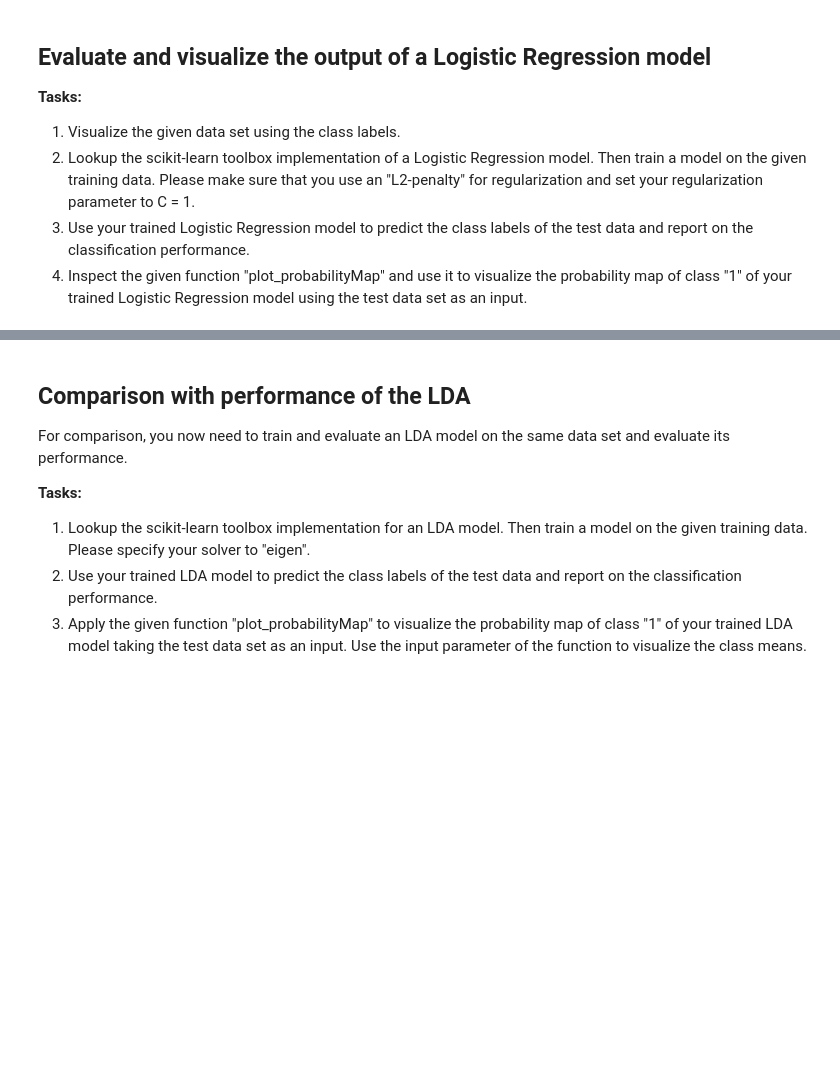
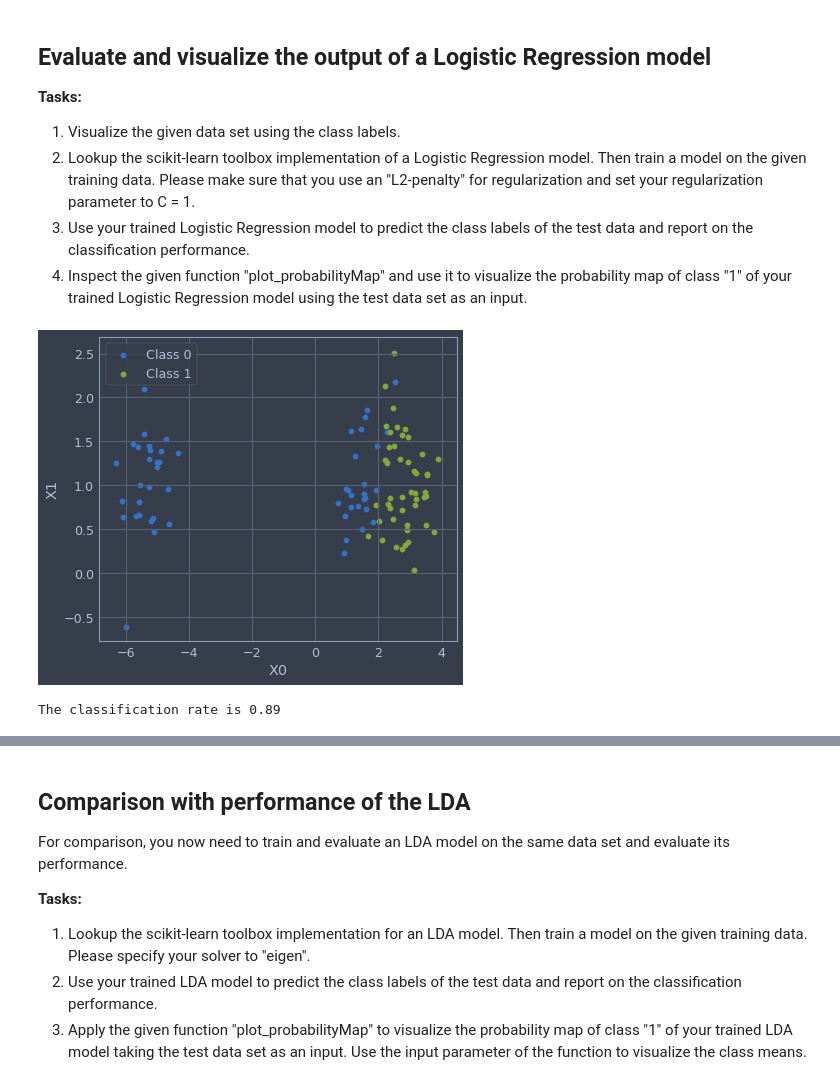
Before and after one commit to svilches/ml, a Jupyter notebook: Assignment 3/3.3 Logistic Regression Vs LDA.ipynb, the cells around one changed output, grey strips where cells are left out. Drawn from its saved outputs; the diff is of its cells as text; code cells hidden in the pictures; blank space fills up the shorter version.

```diff
--- a/Assignment 3/3.3 Logistic Regression Vs LDA.ipynb
+++ b/Assignment 3/3.3 Logistic Regression Vs LDA.ipynb
@@ -44,23 +45,39 @@ __Tasks:__
 # %%
 ds_trainData = 'data/spread_train.data'
 ds_trainLabels ='data/spread_train.labels'
 ds_testData = 'data/spread_test.data'
 ds_testLabels ='data/spread_test.labels'
 
 # load training data
 X_train = np.loadtxt(ds_trainData)
 y_train = np.loadtxt(ds_trainLabels)
 
 # load test data
 X_test = np.loadtxt(ds_testData)
 y_test = np.loadtxt(ds_testLabels)
 
 # (1.)-> Scatter-plot of your 2D-training data using the class labels of the training data
+jtplot.style('onedork')
+indices_class0 = np.where(y_train == 0)[0];
+indices_class1 = np.where(y_train == 1)[0];
+plt.scatter(X_train[indices_class0,0], X_train[indices_class0,1],label="Class 0");
+plt.scatter(X_train[indices_class1,0], X_train[indices_class1,1],label="Class 1");
+plt.xlabel("X0")
+plt.ylabel("X1")
+plt.legend()
+plt.show()
+# %% [output]
+[figure, added]
 # %%
 # (2.) Train a logistic regression model
-
+regr=LogisticRegression(penalty='l2',C=1.0);
+regr.fit(X_train,y_train)
 
 # (3.) Predict the class labels on the test data and return a classfication rate (0-1-Loss)
+regr.predict(X_test);
+print("The classification rate is",regr.score(X_test,y_test))
+# %% [output]
+The classification rate is 0.89
 # %%
 def plot_probabilityMap(model, X, y, y_pred, plot_means, class_index):
     '''visualizes the output of the applied models with a
```
Also changed, not shown: parts of 3 cells of this notebook.
